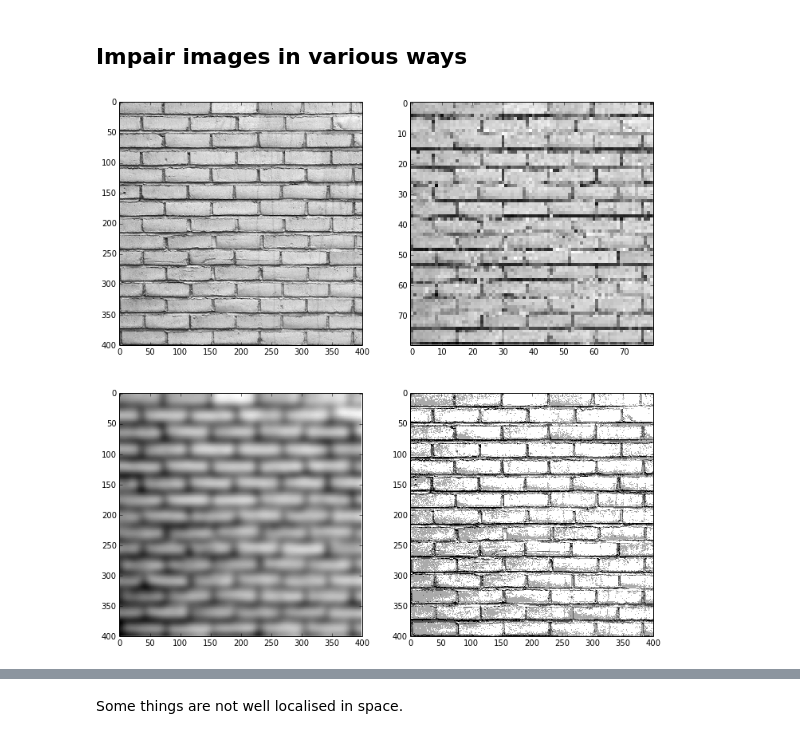
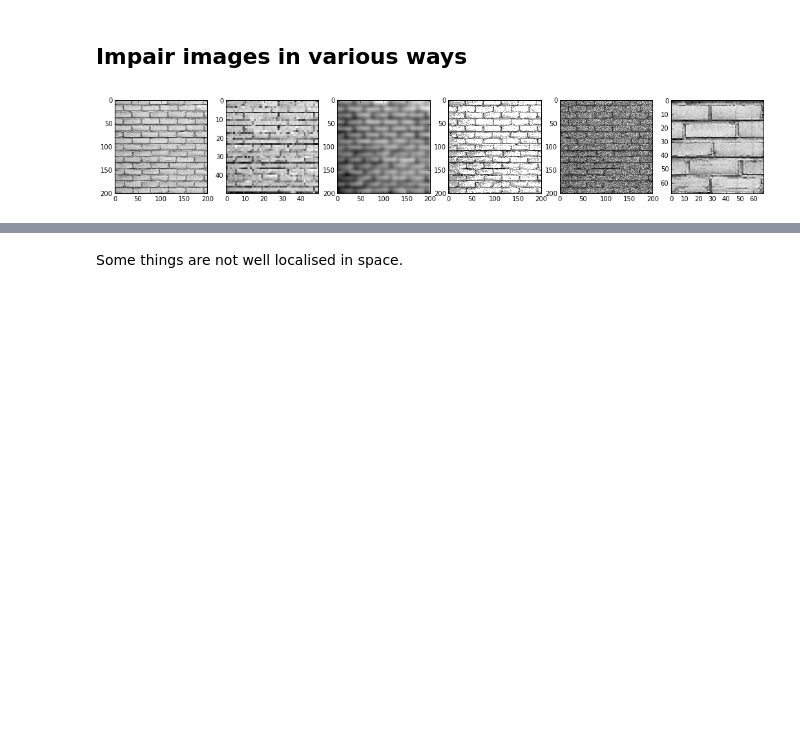
Before and after one commit to kwinkunks/timefreak, a Jupyter notebook: images.ipynb, the cells around one changed output, grey strips where cells are left out. Saved outputs shown, nothing was run; the diff lists cells and outputs as text; code cells hidden in the pictures; blank space fills up the shorter version.

```diff
--- a/images.ipynb
+++ b/images.ipynb
@@ -144,45 +139,60 @@ plt.show()
 # %% [markdown]
 ## Impair images in various ways
 # %%
-def impair(image, zoom=0.2, gauss=6, colours=4, cmap="gray", plots=False, lines=False, offset=0):
+def impair(image, zoom=0.25, gauss=4, colours=4, cmap="gray", plots=False, lines=False, offset=0):
     im_low = scipy.ndimage.zoom(image, zoom)
     im_gss = scipy.ndimage.gaussian_filter(image, gauss)
     im_bit = index(image, colours)
+    im_nse = image * (0.5 + np.random.random(size=image.shape))
+    im_crop = image[image.shape[0]/3.:-image.shape[0]/3.,image.shape[1]/3.:-image.shape[1]/3.]
+
+    layout = 160
 
     if plots:
-        plt.figure(figsize=(12,8))
-        plt.subplot(221)
+        plt.figure(figsize=(18,3))
+        plt.subplot(layout + 1)
         plt.plot(image[image.shape[0]/2+offset,:])
-        plt.subplot(222)
+        plt.subplot(layout + 2)
         plt.plot(im_low[im_low.shape[0]/2+offset*zoom,:])
-        plt.subplot(223)
+        plt.subplot(layout + 3)
         plt.plot(im_gss[im_gss.shape[0]/2+offset,:])
-        ax = plt.subplot(224)
+        ax = plt.subplot(layout + 4)
         ax.plot(im_bit[im_bit.shape[0]/2+offset,:])
         ax.set_ylim(1, colours+1)
+        plt.subplot(layout + 5)
+        plt.plot(im_nse[im_nse.shape[0]/2+offset,:])
+        plt.subplot(layout + 6)
+        plt.plot(im_crop[im_crop.shape[0]/2+offset,:])
         plt.show()
     else:
-        plt.figure(figsize=(12,12))
-        plt.subplot(221)
+        plt.figure(figsize=(18,3))
+        plt.subplot(layout + 1)
         plt.imshow(image, cmap=cmap)
         if lines: plt.hlines(image.shape[0]/2+offset, 0, image.shape[1], 'b')
-        plt.subplot(222)
+        plt.subplot(layout + 2)
         plt.imshow(im_low, interpolation="none", cmap=cmap)
         if lines: plt.hlines(im_low.shape[0]/2+offset*zoom, 0, im_low.shape[1], 'b')
-        plt.subplot(223)
+        plt.subplot(layout + 3)
         plt.imshow(im_gss, interpolation="none", cmap=cmap)
         if lines: plt.hlines(im_gss.shape[0]/2+offset, 0, im_gss.shape[1], 'b')
-        plt.subplot(224)
+        plt.subplot(layout + 4)
         plt.imshow(im_bit, interpolation="none", cmap=cmap)
         if lines: plt.hlines(im_bit.shape[0]/2+offset, 0, im_bit.shape[1], 'b')
+        plt.subplot(layout + 5)
+        plt.imshow(im_nse, interpolation="none", cmap=cmap)
+        if lines: plt.hlines(im_nse.shape[0]/2+offset, 0, im_nse.shape[1], 'b')
+        plt.subplot(layout + 6)
+        plt.imshow(im_crop, interpolation="none", cmap=cmap)
+        if lines: plt.hlines(im_crop.shape[0]/2+offset, 0, im_crop.shape[1], 'b')
         plt.show()
 # %%
 # Bricks image flickr/Grzesiek CC-BY
 bricks = scipy.ndimage.imread("bricks.jpg")[:400,:400,0]
+bricks_200 = scipy.ndimage.zoom(bricks, 0.5)
 # %%
-impair(bricks)
+impair(bricks_200)
 # %% [output]
-[figure, old version]
+[figure, new version]
 # %%
 # From my thesis
 shell = scipy.ndimage.imread("photomic.jpg")[:,:1738,0] # Make it square
```
Also changed, not shown: parts of 15 cells of this notebook.
